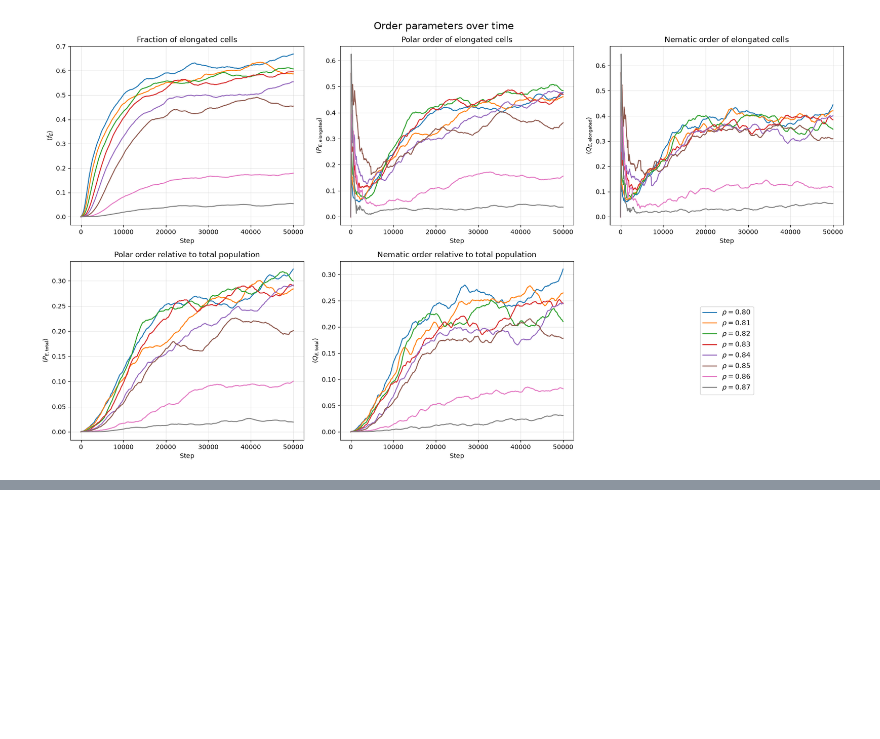
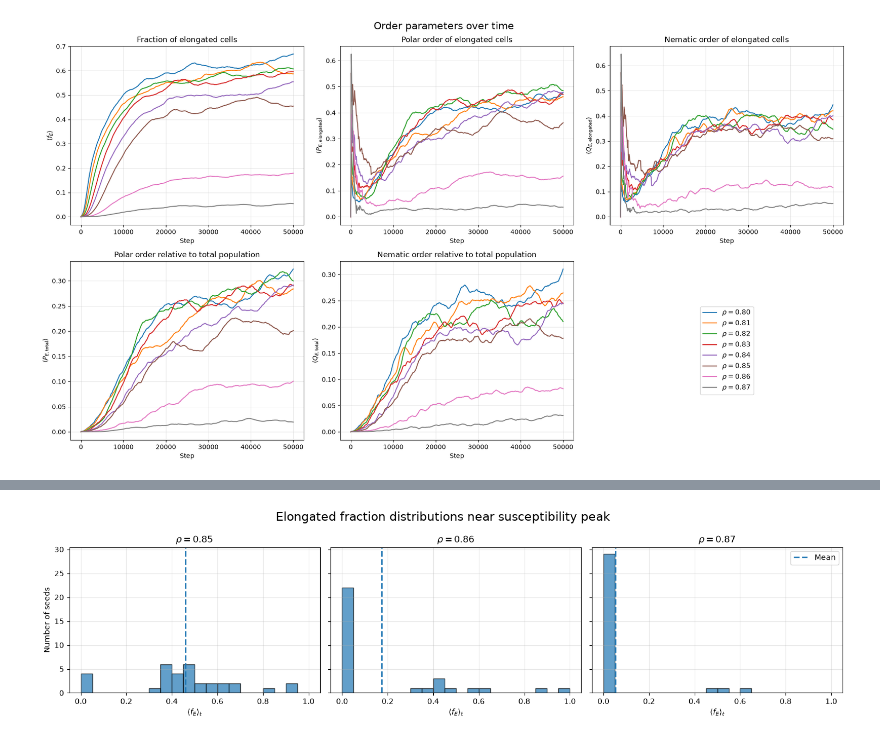
Before and after one commit to gonzaloangaut/oncostreams_analysis_triangular, a Jupyter notebook: order_parameters_analysis.ipynb, the cells around one changed output, grey strips where cells are left out. Drawn from its saved outputs; the diff is of its cells as text; code cells hidden in the pictures; blank space fills up the shorter version.

```diff
--- a/order_parameters_analysis.ipynb
+++ b/order_parameters_analysis.ipynb
@@ -310,0 +687,19 @@ plt.show()
+# %%
+# Find the susceptibility peak
+peak_index = f_E_moments["chi_f_E"].idxmax()
+rho_peak = f_E_moments.loc[peak_index, "rho"]
+
+# Get the sampled density immediately below, at, and above the peak
+rho_values = np.sort(op_seed_stats["rho"].unique())
+
+peak_position = np.where(
+    np.isclose(rho_values, rho_peak)
+)[0][0]
+
+rho_near_peak = rho_values[
+    max(0, peak_position - 1):
+    min(len(rho_values), peak_position + 2)
+]
+
+print("Susceptibility peak:", rho_peak)
+print("Densities used:", rho_near_peak)
@@ -310,0 +709,61 @@ plt.show()
+# %%
+# Plot the distributions of f_E for densities near the susceptibility peak
+bins = np.linspace(0, 1, 21)
+
+fig, axs = plt.subplots(
+    1,
+    len(rho_near_peak),
+    figsize=(15, 4),
+    sharex=True,
+    sharey=True,
+)
+
+# For each density near the susceptibility peak, plot the histogram of f_E values across seeds
+for ax, rho in zip(axs, rho_near_peak):
+
+    data = op_seed_stats[
+        np.isclose(op_seed_stats["rho"], rho)
+    ]["f_E"]
+
+    ax.hist(
+        data,
+        bins=bins,
+        edgecolor="black",
+        alpha=0.7,
+    )
+
+    ax.axvline(
+        data.mean(),
+        linestyle="--",
+        linewidth=2,
+        label="Mean",
+    )
+
+    ax.set_title(fr"$\rho={rho:.2f}$")
+    ax.set_xlabel(r"$\langle f_E\rangle_t$")
+    ax.grid(alpha=0.3)
+
+axs[0].set_ylabel("Number of seeds")
+axs[-1].legend()
+
+graph_title = "Elongated fraction distributions near susceptibility peak"
+fig.suptitle(graph_title, fontsize=16)
+
+rout_title = graph_title.lower().replace(" ", "_")
+
+folder_name = "figures/order_parameters"
+
+if not os.path.exists(folder_name):
+    os.makedirs(folder_name)
+
+plt.tight_layout()
+
+plt.savefig(
+    f"{folder_name}/{rout_title}.png",
+    dpi=300,
+    bbox_inches="tight"
+)
+
+plt.show()
+# %% [output]
+[figure, added]
```
Also changed, not shown: parts of 33 cells of this notebook, 4 other files.
